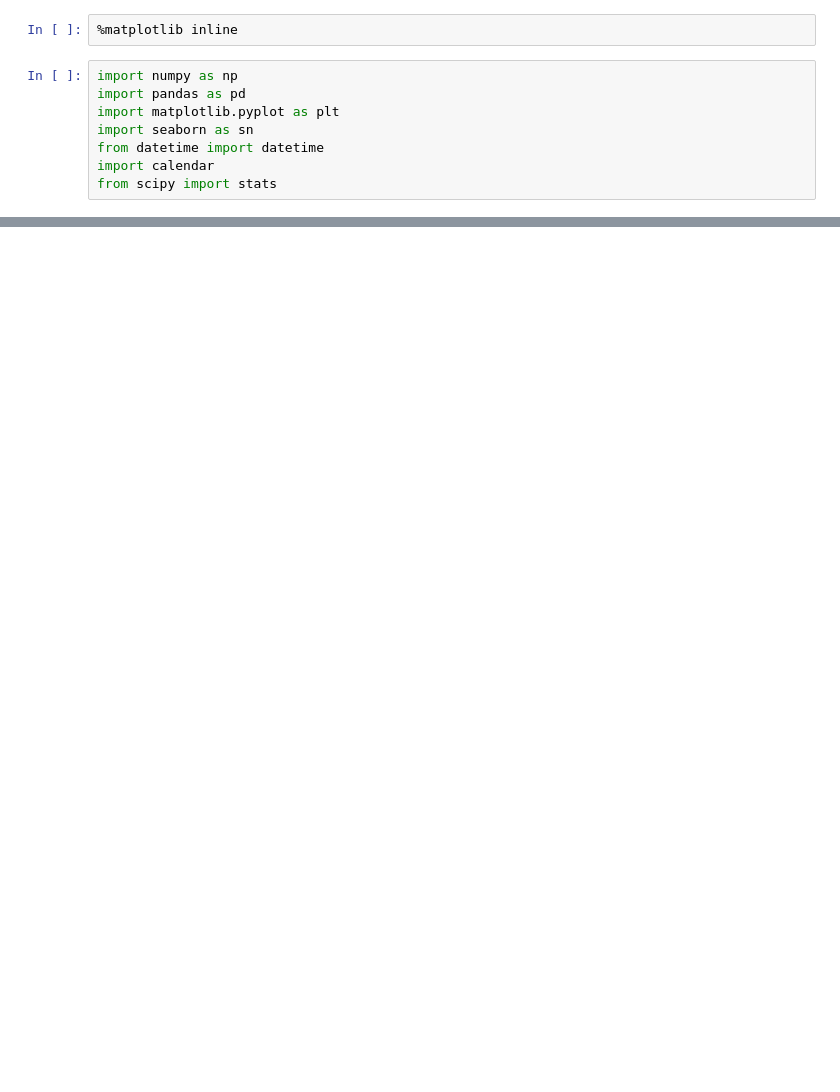
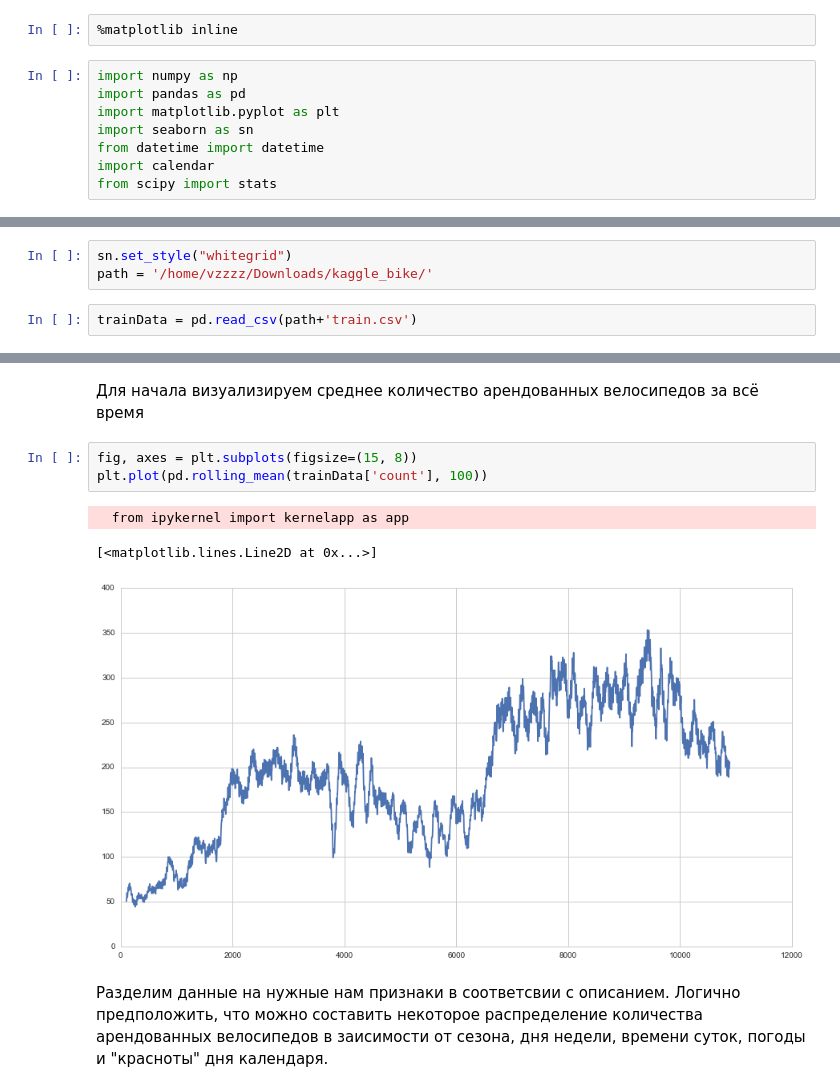
Before and after one commit to Vzzzz/kaggle-bike, a Jupyter notebook: solution.ipynb, the cells around one changed output, grey strips where cells are left out. Drawn from its saved outputs; the diff is of its cells as text; blank space fills up the shorter version.

Commit message:
data visualization

```diff
--- a/solution.ipynb
+++ b/solution.ipynb
@@ -157,0 +11,5 @@ ax4.set(xlabel='Hour Of The Day', ylabel='Users Count',title="Average Users Coun
+# %%
+sn.set_style("whitegrid")
+path = '/home/vzzzz/Downloads/kaggle_bike/'
+# %%
+trainData = pd.read_csv(path+'train.csv')
@@ -157,0 +63,11 @@ ax4.set(xlabel='Hour Of The Day', ylabel='Users Count',title="Average Users Coun
+# %% [markdown]
+Для начала визуализируем среднее количество арендованных велосипедов за всё время
+# %%
+fig, axes = plt.subplots(figsize=(15, 8))
+plt.plot(pd.rolling_mean(trainData['count'], 100))
+# %% [output]
+  from ipykernel import kernelapp as app
+[<matplotlib.lines.Line2D at 0x...>]
+[figure, added]
+# %% [markdown]
+Разделим данные на нужные нам признаки в соответсвии с описанием. Логично предположить, что можно составить некоторое распределение количества арендованных велосипедов в заисимости от сезона, дня недели, времени суток, погоды и "красноты" дня календаря.
```
Also changed, not shown: parts of 37 cells of this notebook.
